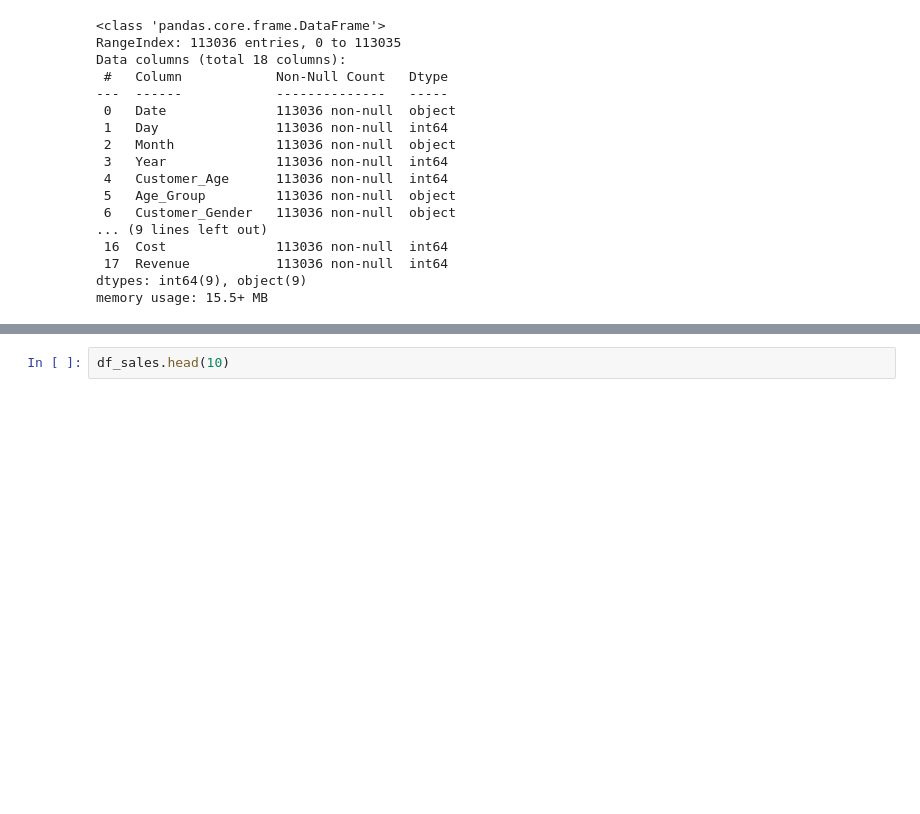
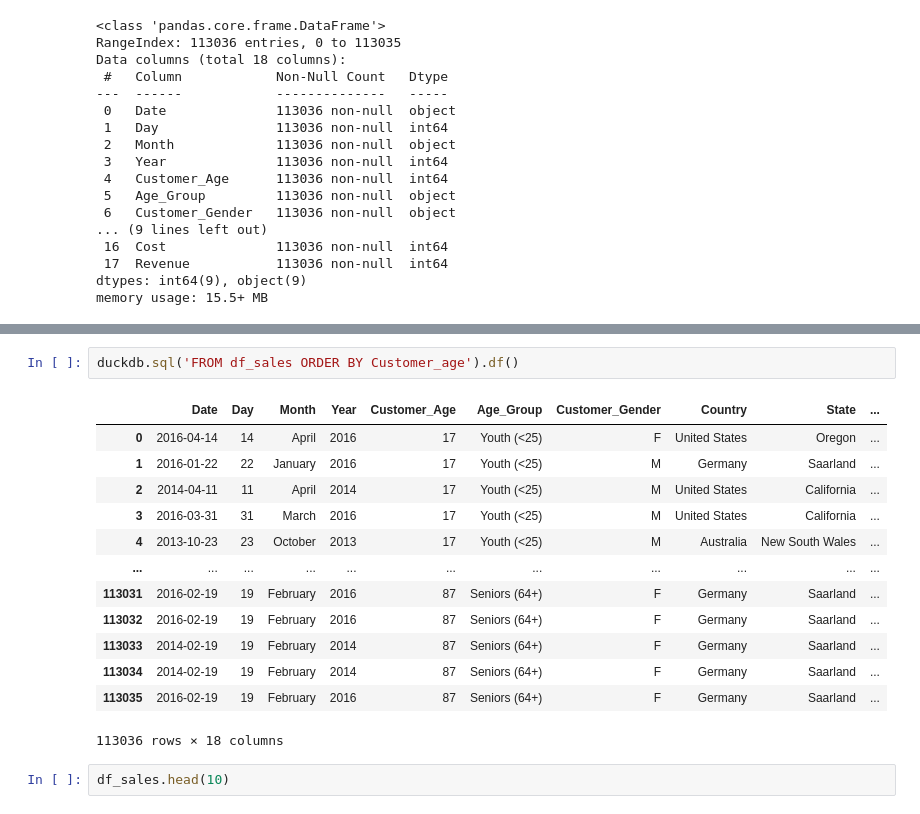
Before and after one commit to Lilit900/machine_learning_lilit_ajoyan_mlops25, a Jupyter notebook: code_alongs/pandas_repetition/pandas.ipynb, the cells around one changed output, grey strips where cells are left out. Drawn from its saved outputs; the diff is of its cells as text; blank space fills up the shorter version.

```diff
--- a/code_alongs/pandas_repetition/pandas.ipynb
+++ b/code_alongs/pandas_repetition/pandas.ipynb
@@ -184,3 +230,19 @@ memory usage: 15.5+ MB
+# %%
+duckdb.sql('FROM df_sales ORDER BY Customer_age').df()
+# %% [output]
+|  | Date | Day | Month | Year | Customer_Age | Age_Group | Customer_Gender | Country | State | ... |
+| 0 | 2016-04-14 | 14 | April | 2016 | 17 | Youth (<25) | F | United States | Oregon | ... |
+| 1 | 2016-01-22 | 22 | January | 2016 | 17 | Youth (<25) | M | Germany | Saarland | ... |
+| 2 | 2014-04-11 | 11 | April | 2014 | 17 | Youth (<25) | M | United States | California | ... |
+| 3 | 2016-03-31 | 31 | March | 2016 | 17 | Youth (<25) | M | United States | California | ... |
+| 4 | 2013-10-23 | 23 | October | 2013 | 17 | Youth (<25) | M | Australia | New South Wales | ... |
+| ... | ... | ... | ... | ... | ... | ... | ... | ... | ... | ... |
+| 113031 | 2016-02-19 | 19 | February | 2016 | 87 | Seniors (64+) | F | Germany | Saarland | ... |
+| 113032 | 2016-02-19 | 19 | February | 2016 | 87 | Seniors (64+) | F | Germany | Saarland | ... |
+| 113033 | 2014-02-19 | 19 | February | 2014 | 87 | Seniors (64+) | F | Germany | Saarland | ... |
+| 113034 | 2014-02-19 | 19 | February | 2014 | 87 | Seniors (64+) | F | Germany | Saarland | ... |
+| 113035 | 2016-02-19 | 19 | February | 2016 | 87 | Seniors (64+) | F | Germany | Saarland | ... |
+113036 rows × 18 columns
 # %%
 df_sales.head(10)
 # %% [output]
```
Also changed, not shown: parts of 7 cells of this notebook.
